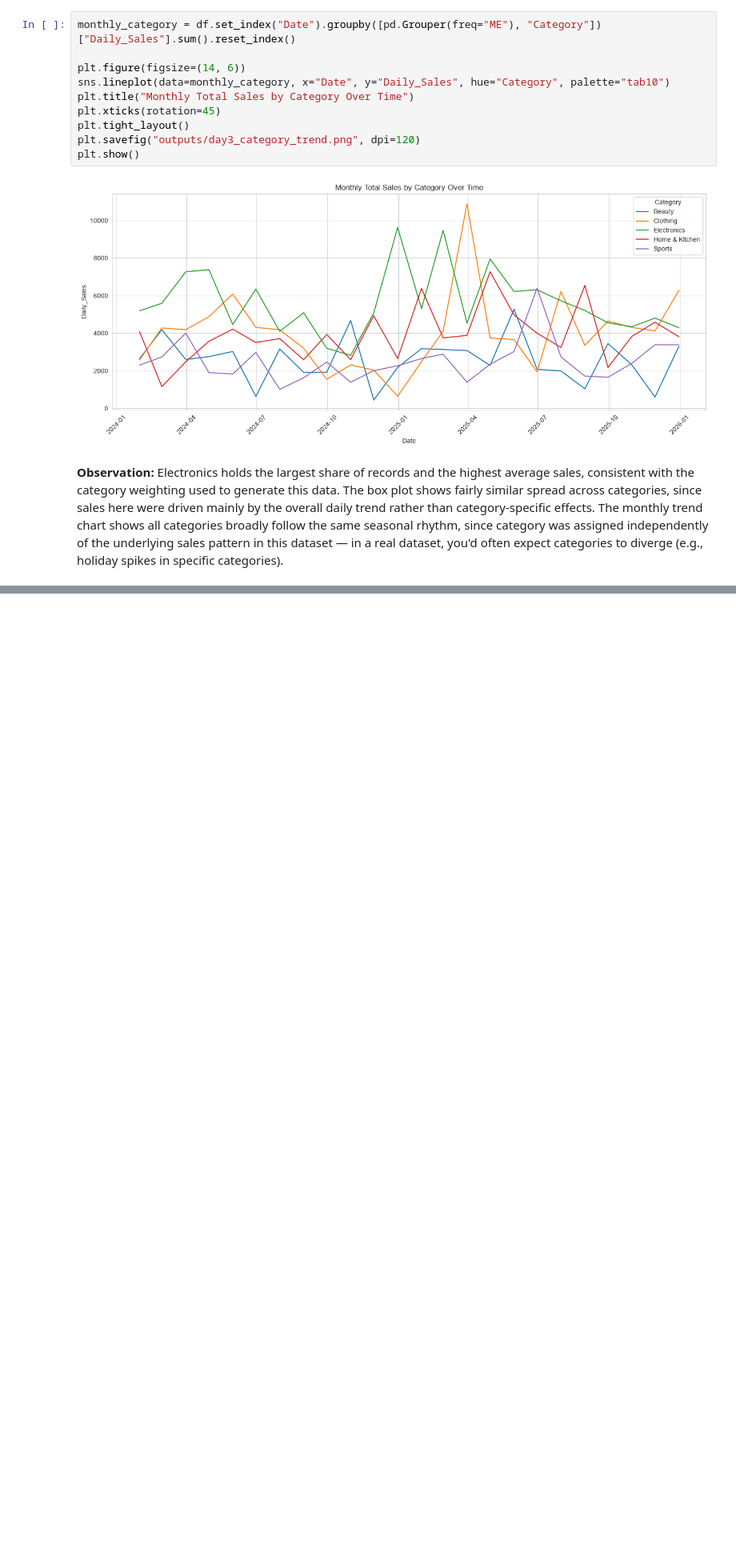
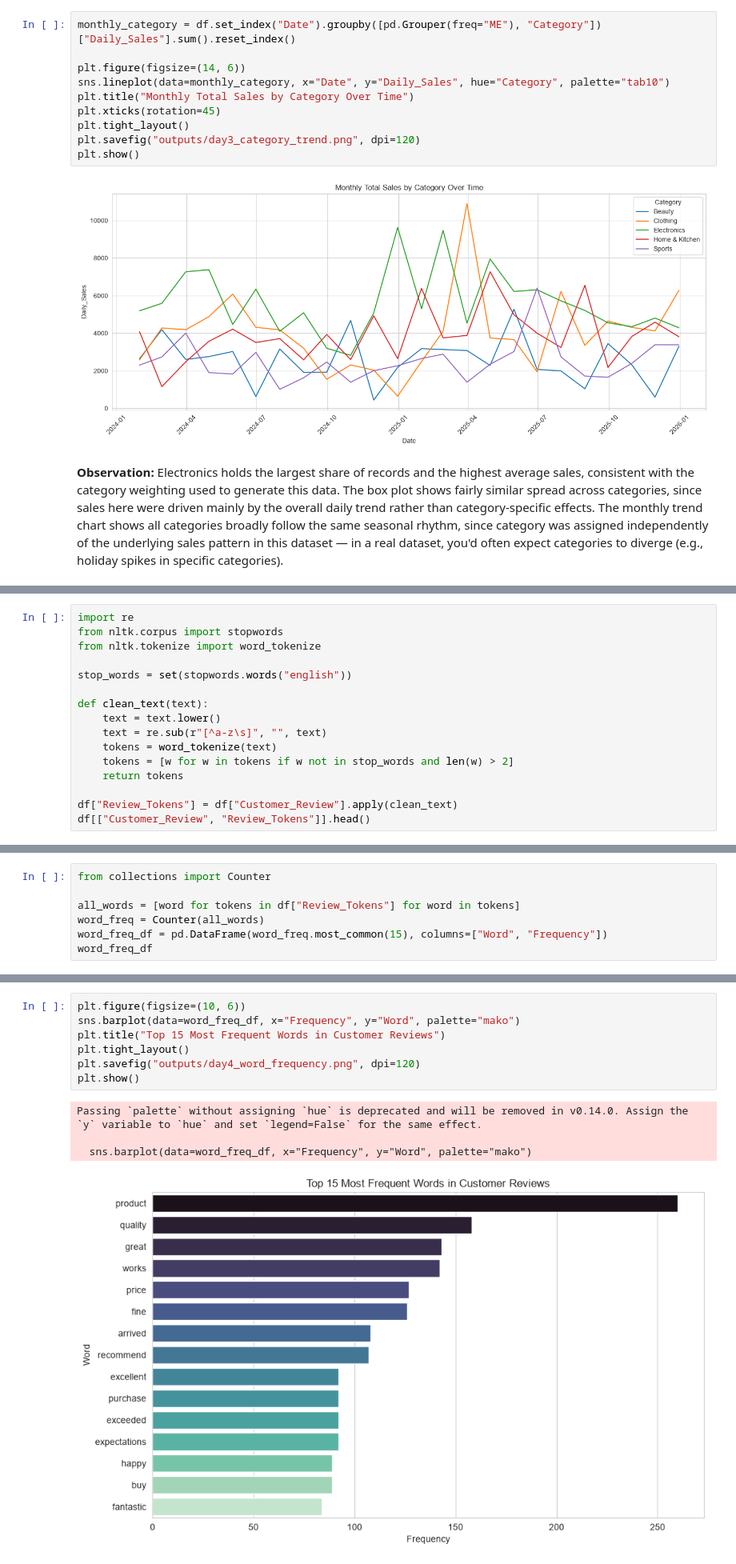
Before and after one commit to nikitha-d1323/data-analysis-mini-projects, a Jupyter notebook: unit3-sales-timeseries-text/Sales_TimeSeries_Text_Unit3.ipynb, the cells around one changed output, grey strips where cells are left out. Shown at 80% size. Drawn from its saved outputs; the diff is of its cells as text; blank space fills up the shorter version.

Commit message:
Unit3 Day 4: textual data exploration - tokenization, word frequency, wordcloud, sentiment

```diff
--- a/unit3-sales-timeseries-text/Sales_TimeSeries_Text_Unit3.ipynb
+++ b/unit3-sales-timeseries-text/Sales_TimeSeries_Text_Unit3.ipynb
@@ -297,0 +316,16 @@ spikes in specific categories).
+# %%
+import re
+from nltk.corpus import stopwords
+from nltk.tokenize import word_tokenize
+
+stop_words = set(stopwords.words("english"))
+
+def clean_text(text):
+    text = text.lower()
+    text = re.sub(r"[^a-z\s]", "", text)
+    tokens = word_tokenize(text)
+    tokens = [w for w in tokens if w not in stop_words and len(w) > 2]
+    return tokens
+
+df["Review_Tokens"] = df["Customer_Review"].apply(clean_text)
+df[["Customer_Review", "Review_Tokens"]].head()
@@ -297,0 +339,7 @@ spikes in specific categories).
+# %%
+from collections import Counter
+
+all_words = [word for tokens in df["Review_Tokens"] for word in tokens]
+word_freq = Counter(all_words)
+word_freq_df = pd.DataFrame(word_freq.most_common(15), columns=["Word", "Frequency"])
+word_freq_df
@@ -297,0 +363,12 @@ spikes in specific categories).
+# %%
+plt.figure(figsize=(10, 6))
+sns.barplot(data=word_freq_df, x="Frequency", y="Word", palette="mako")
+plt.title("Top 15 Most Frequent Words in Customer Reviews")
+plt.tight_layout()
+plt.savefig("outputs/day4_word_frequency.png", dpi=120)
+plt.show()
+# %% [output]
+Passing `palette` without assigning `hue` is deprecated and will be removed in v0.14.0. Assign the `y` variable to `hue` and set `legend=False` for the same effect.
+
+  sns.barplot(data=word_freq_df, x="Frequency", y="Word", palette="mako")
+[figure, added]
```
Also changed, not shown: parts of 9 cells of this notebook, 4 other files.
